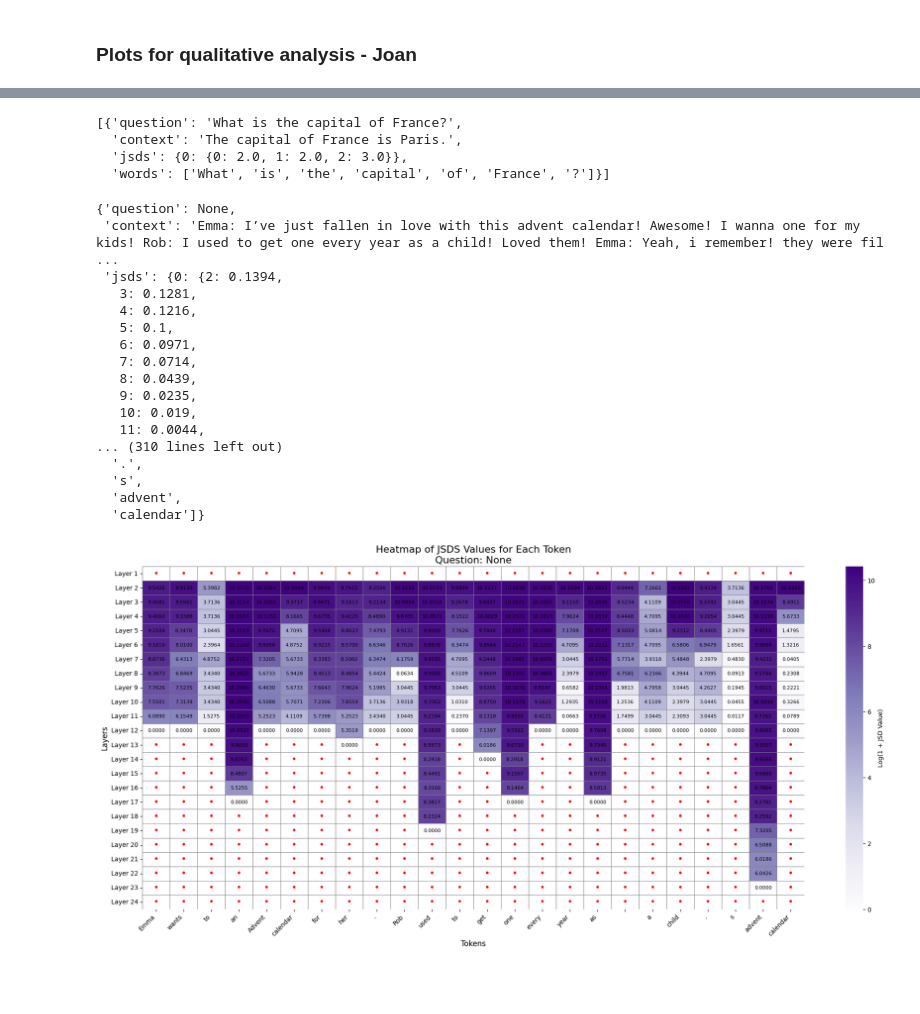
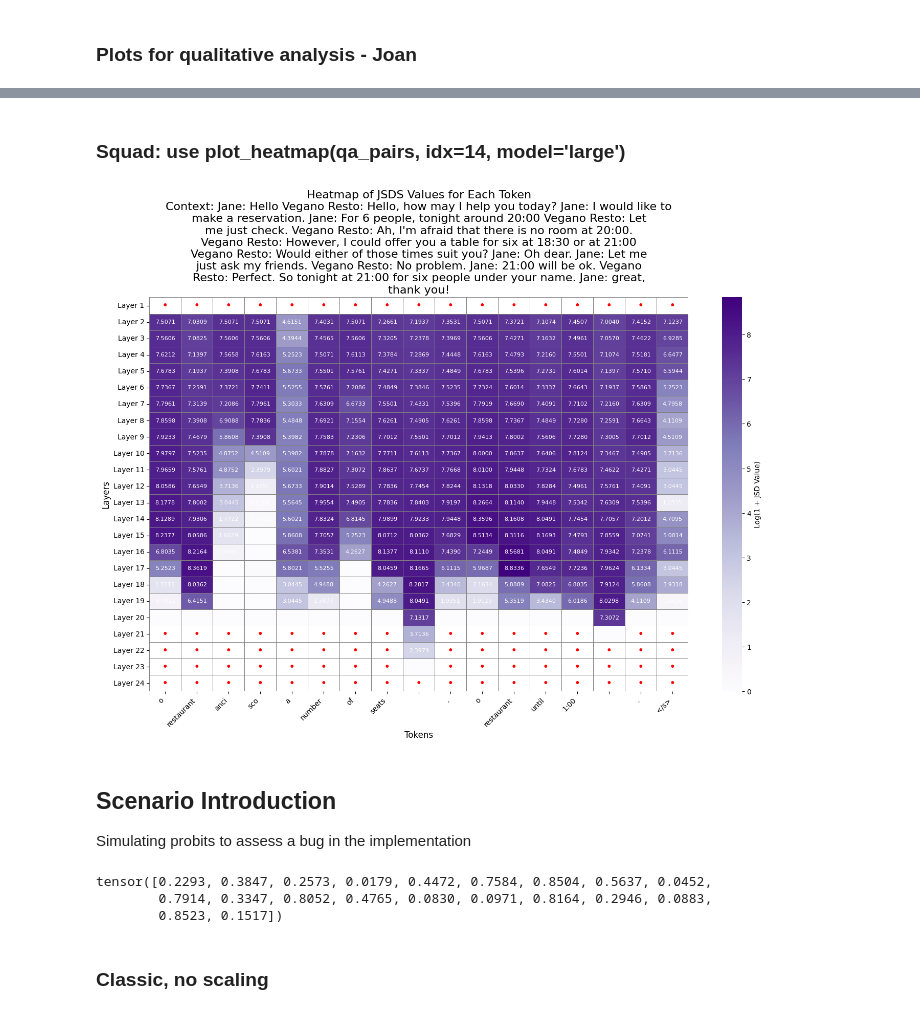
Before and after one commit to joanvelja/Confidently_Exiting, a Jupyter notebook: src/plots_joan.ipynb, the cells around one changed output, grey strips where cells are left out. Drawn from its saved outputs; the diff is of its cells as text; code cells hidden in the pictures; blank space fills up the shorter version.

```diff
--- a/src/plots_joan.ipynb
+++ b/src/plots_joan.ipynb
@@ -44,20 +45,30 @@ def plot_heatmap(d, idx=0, model='base'):
             if np.isnan(value):
                 heatmap.text(j + 0.5, i + 0.5, '•', color='red', ha='center', va='center', fontsize=12, fontweight='bold')
             else:
-                heatmap.text(j + 0.5, i + 0.5, f'{value:.4f}', color='black', ha='center', va='center', fontsize=8)
+                heatmap.text(j + 0.5, i + 0.5, f'{value:.4f}', color='white', ha='center', va='center', fontsize=8)
 
     # Customize the color bar to indicate log scale
     cbar = heatmap.collections[0].colorbar
     cbar.set_label('Log(1 + JSD Value)')  # Customize the color bar label
 
     # Customize the plot
-    plt.title(f'Heatmap of JSDS Values for Each Token\nQuestion: {question}', fontsize=16)
-    plt.xlabel('Tokens', fontsize=12)
-    plt.ylabel('Layers', fontsize=12)
-    plt.xticks(rotation=45, ha='right')
+    if question is not None:
+        plt.title(f'Heatmap of JSDS Values for Each Token\nQuestion: {question}', fontsize=16)
+        plt.xlabel('Tokens', fontsize=12)
+        plt.ylabel('Layers', fontsize=12)
+        plt.xticks(rotation=45, ha='right')
+    else:
+        # break the context into multiple lines
+        wrapped_context = "\n".join(textwrap.wrap(context, width=80))
+        plt.title(f'Heatmap of JSDS Values for Each Token\nContext: {wrapped_context}', fontsize=16)
+        plt.xlabel('Tokens', fontsize=12)
+        plt.ylabel('Layers', fontsize=12)
+        plt.xticks(rotation=45, ha='right')
 
     # Show the plot
+    plt.savefig(f'heatmap_SamSum_noFT_{idx}_deeper.png', dpi=300)
     plt.show()
+
 
 # Example of a get_num_layers function, you should replace it with the actual implementation
 def get_num_layers(model):
@@ -354,39 +335,18 @@ qa_pairs2 = parse_log(log_text, task='qa')
-# %%
-qa_pairs2
-# %% [output]
-[{'question': 'What is the capital of France?',
-  'context': 'The capital of France is Paris.',
-  'jsds': {0: {0: 2.0, 1: 2.0, 2: 3.0}},
-  'words': ['What', 'is', 'the', 'capital', 'of', 'France', '?']}]
 # %%
-log_text = 'logs/samsum_bump.txt'
+log_text = 'logs/DoLA_JSDs_samsum_noft.txt'
 with open(log_text, 'r') as file:
     log_text = file.read()
 
-log_text = log_text.split('** Evaluate **')[1]
+log_text = log_text.split('*** Evaluate ***')[1]
 # %%
 qa_pairs = parse_log(log_text, task='summarization')
-# %%
-qa_pairs[1]
-# %% [output]
-{'question': None,
- 'context': 'Emma: I’ve just fallen in love with this advent calendar! Awesome! I wanna one for my kids! Rob: I used to get one every year as a child! Loved them! Emma: Yeah, i remember! they were fil ...
- 'jsds': {0: {2: 0.1394,
-   3: 0.1281,
-   4: 0.1216,
-   5: 0.1,
-   6: 0.0971,
-   7: 0.0714,
-   8: 0.0439,
-   9: 0.0235,
-   10: 0.019,
-   11: 0.0044,
-... (310 lines left out)
-  '.',
-  's',
-  'advent',
-  'calendar']}
+# %% [markdown]
+### Squad: use plot_heatmap(qa_pairs, idx=14, model='large')
 # %%
-plot_heatmap(qa_pairs, idx=1, model='large')
+plot_heatmap(qa_pairs, idx=8, model='large')
 # %% [output]
-[figure, old version]
+[figure, new version]
+# %% [markdown]
+## **Scenario Introduction**
+
+Simulating probits to assess a bug in the implementation
@@ -392,0 +360,8 @@ plot_heatmap(qa_pairs, idx=1, model='large')
+# %%
+probits_exp
+# %% [output]
+tensor([0.2293, 0.3847, 0.2573, 0.0179, 0.4472, 0.7584, 0.8504, 0.5637, 0.0452,
+        0.7914, 0.3347, 0.8052, 0.4765, 0.0830, 0.0971, 0.8164, 0.2946, 0.0883,
+        0.8523, 0.1517])
+# %% [markdown]
+### **Classic, no scaling**
```
Also changed, not shown: parts of 52 cells of this notebook, 43 other files.
